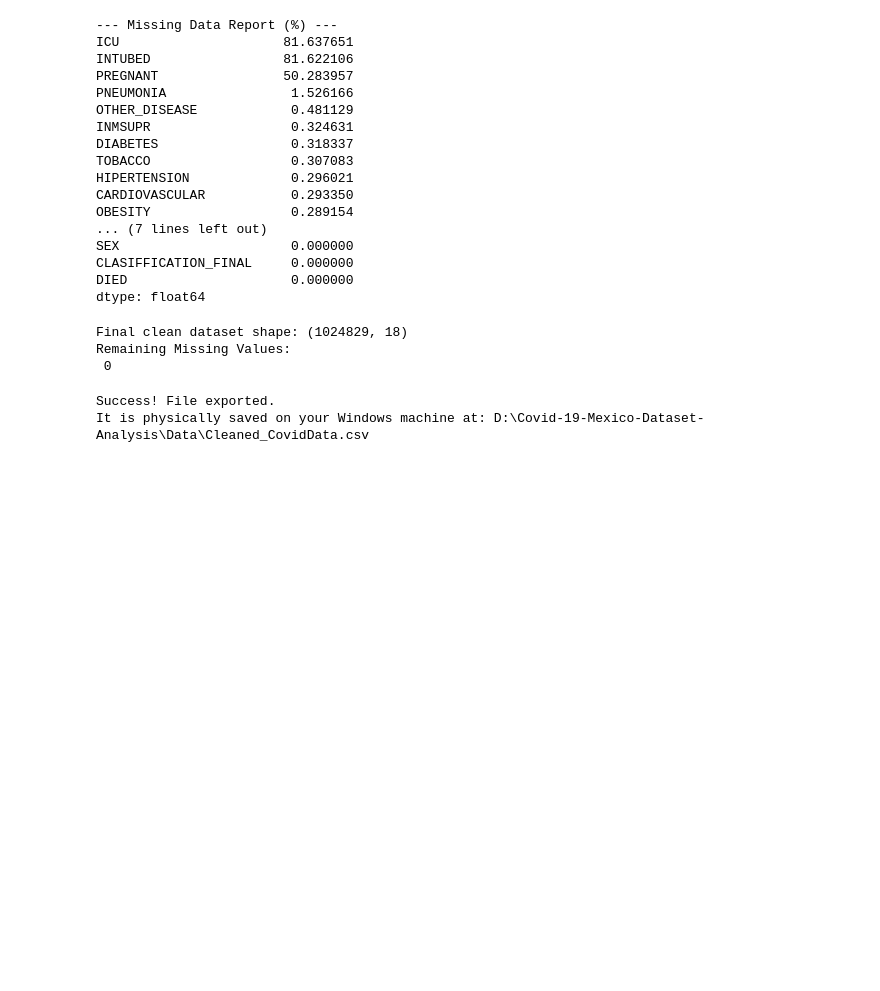
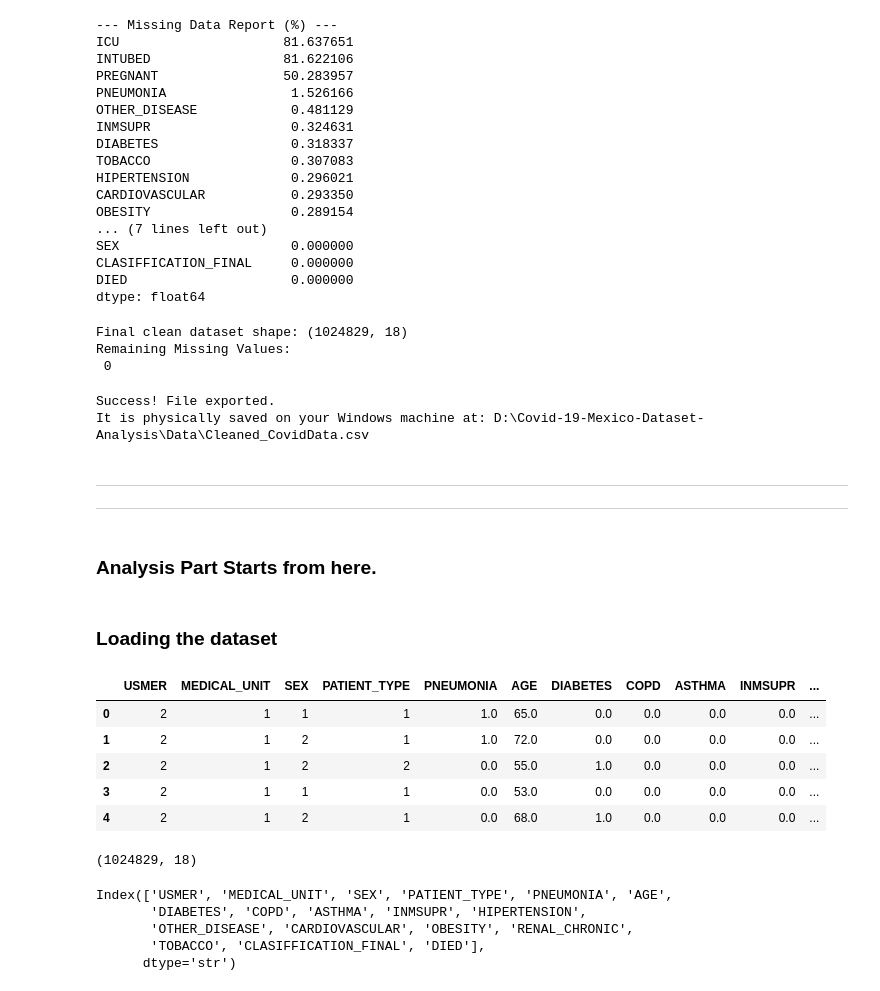
Before and after one commit to Rohit-Girhe/Covid-19-Mexico-Dataset-Analysis, a Jupyter notebook: Notebook/Cleaning_and_analysis.ipynb, the cells around one changed output. Saved outputs shown, nothing was run; the diff lists cells and outputs as text; code cells hidden in the pictures; blank space fills up the shorter version.

```diff
--- a/Notebook/Cleaning_and_analysis.ipynb
+++ b/Notebook/Cleaning_and_analysis.ipynb
@@ -229,3 +229,8 @@ print("It is physically saved on your Windows machine at: D:\\Covid-19-Mexico-Da
 # %% [output]
 Success! File exported.
 It is physically saved on your Windows machine at: D:\Covid-19-Mexico-Dataset-Analysis\Data\Cleaned_CovidData.csv
+# %% [markdown]
+------------
+------------
+# %% [markdown]
+### Analysis Part Starts from here.
@@ -231,0 +242,24 @@ It is physically saved on your Windows machine at: D:\Covid-19-Mexico-Dataset-An
+# %% [markdown]
+### Loading the dataset
+# %%
+df = pd.read_csv('Data/Cleaned_CovidData.csv')
+df.head()
+# %% [output]
+|  | USMER | MEDICAL_UNIT | SEX | PATIENT_TYPE | PNEUMONIA | AGE | DIABETES | COPD | ASTHMA | INMSUPR | ... |
+| 0 | 2 | 1 | 1 | 1 | 1.0 | 65.0 | 0.0 | 0.0 | 0.0 | 0.0 | ... |
+| 1 | 2 | 1 | 2 | 1 | 1.0 | 72.0 | 0.0 | 0.0 | 0.0 | 0.0 | ... |
+| 2 | 2 | 1 | 2 | 2 | 0.0 | 55.0 | 1.0 | 0.0 | 0.0 | 0.0 | ... |
+| 3 | 2 | 1 | 1 | 1 | 0.0 | 53.0 | 0.0 | 0.0 | 0.0 | 0.0 | ... |
+| 4 | 2 | 1 | 2 | 1 | 0.0 | 68.0 | 1.0 | 0.0 | 0.0 | 0.0 | ... |
+# %%
+df.shape
+# %% [output]
+(1024829, 18)
+# %%
+df.columns
+# %% [output]
+Index(['USMER', 'MEDICAL_UNIT', 'SEX', 'PATIENT_TYPE', 'PNEUMONIA', 'AGE',
+       'DIABETES', 'COPD', 'ASTHMA', 'INMSUPR', 'HIPERTENSION',
+       'OTHER_DISEASE', 'CARDIOVASCULAR', 'OBESITY', 'RENAL_CHRONIC',
+       'TOBACCO', 'CLASIFFICATION_FINAL', 'DIED'],
+      dtype='str')
```
Also changed, not shown: parts of 4 cells of this notebook.
